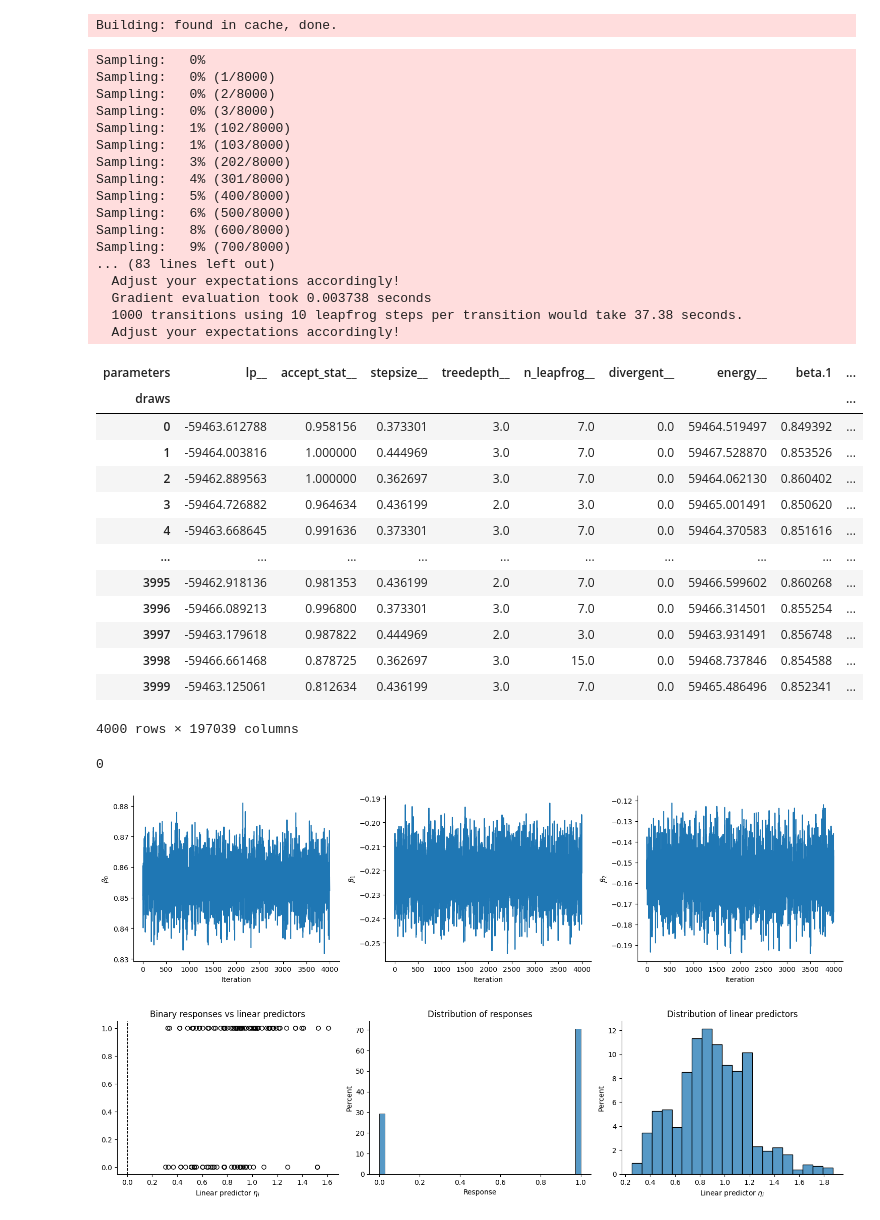
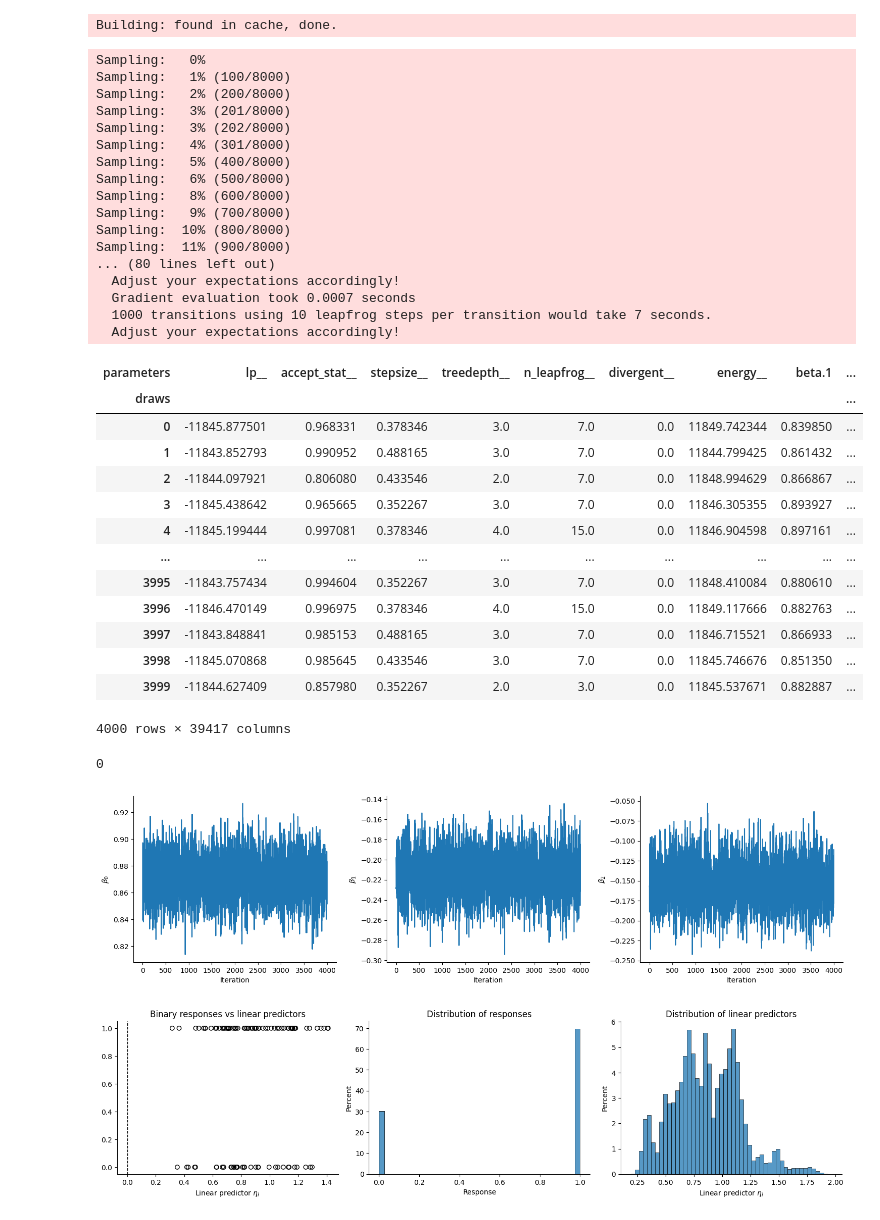
Before and after one commit to Christheoneoneil/stat330_final, a Jupyter notebook: notebooks/02.00-maj-logistic-regression.ipynb, the cells around one changed output. Saved outputs shown, nothing was run; the diff lists cells and outputs as text; code cells hidden in the pictures.

```diff
--- a/notebooks/02.00-maj-logistic-regression.ipynb
+++ b/notebooks/02.00-maj-logistic-regression.ipynb
@@ -27,8 +27,9 @@ df.head()
 | 3 | 884247 | 560 | 540 | 580 | AL | Female | Black | 1.0 | 1.0 |
 | 4 | 884266 | 440 | 400 | 410 | AL | Female | Two or more race/ethnicity | 3.0 | 1.0 |
 # %%
-X = df[['SATMath', 'SATWriting', 'SATVerbal']].copy().to_numpy()
-Y = df['ACCPT1ST'].copy().astype(np.int8).to_numpy()
+df_sub = df.sample(frac=0.2)
+X = df_sub[['SATMath', 'SATWriting', 'SATVerbal']].copy().to_numpy()
+Y = df_sub['ACCPT1ST'].copy().astype(np.int8).to_numpy()
 # %% [markdown]
 ## Model
 
@@ -171,39 +176,39 @@ Building: found in cache, done.
 fit = model.sample()
 # %% [output]
 Sampling:   0%
-Sampling:   0% (1/8000)
-Sampling:   0% (2/8000)
-Sampling:   0% (3/8000)
-Sampling:   1% (102/8000)
-Sampling:   1% (103/8000)
+Sampling:   1% (100/8000)
+Sampling:   2% (200/8000)
+Sampling:   3% (201/8000)
 Sampling:   3% (202/8000)
 Sampling:   4% (301/8000)
 Sampling:   5% (400/8000)
 Sampling:   6% (500/8000)
 Sampling:   8% (600/8000)
 Sampling:   9% (700/8000)
-... (83 lines left out)
+Sampling:  10% (800/8000)
+Sampling:  11% (900/8000)
+... (80 lines left out)
   Adjust your expectations accordingly!
-  Gradient evaluation took 0.003738 seconds
-  1000 transitions using 10 leapfrog steps per transition would take 37.38 seconds.
+  Gradient evaluation took 0.0007 seconds
+  1000 transitions using 10 leapfrog steps per transition would take 7 seconds.
   Adjust your expectations accordingly!
 # %%
 fit.to_frame()
 # %% [output]
 | parameters | lp__ | accept_stat__ | stepsize__ | treedepth__ | n_leapfrog__ | divergent__ | energy__ | beta.1 | ... |
 | draws |  |  |  |  |  |  |  |  | ... |
-| 0 | -59463.612788 | 0.958156 | 0.373301 | 3.0 | 7.0 | 0.0 | 59464.519497 | 0.849392 | ... |
-| 1 | -59464.003816 | 1.000000 | 0.444969 | 3.0 | 7.0 | 0.0 | 59467.528870 | 0.853526 | ... |
-| 2 | -59462.889563 | 1.000000 | 0.362697 | 3.0 | 7.0 | 0.0 | 59464.062130 | 0.860402 | ... |
-| 3 | -59464.726882 | 0.964634 | 0.436199 | 2.0 | 3.0 | 0.0 | 59465.001491 | 0.850620 | ... |
-| 4 | -59463.668645 | 0.991636 | 0.373301 | 3.0 | 7.0 | 0.0 | 59464.370583 | 0.851616 | ... |
+| 0 | -11845.877501 | 0.968331 | 0.378346 | 3.0 | 7.0 | 0.0 | 11849.742344 | 0.839850 | ... |
+| 1 | -11843.852793 | 0.990952 | 0.488165 | 3.0 | 7.0 | 0.0 | 11844.799425 | 0.861432 | ... |
+| 2 | -11844.097921 | 0.806080 | 0.433546 | 2.0 | 7.0 | 0.0 | 11848.994629 | 0.866867 | ... |
+| 3 | -11845.438642 | 0.965665 | 0.352267 | 3.0 | 7.0 | 0.0 | 11846.305355 | 0.893927 | ... |
+| 4 | -11845.199444 | 0.997081 | 0.378346 | 4.0 | 15.0 | 0.0 | 11846.904598 | 0.897161 | ... |
 | ... | ... | ... | ... | ... | ... | ... | ... | ... | ... |
-| 3995 | -59462.918136 | 0.981353 | 0.436199 | 2.0 | 7.0 | 0.0 | 59466.599602 | 0.860268 | ... |
-| 3996 | -59466.089213 | 0.996800 | 0.373301 | 3.0 | 7.0 | 0.0 | 59466.314501 | 0.855254 | ... |
-| 3997 | -59463.179618 | 0.987822 | 0.444969 | 2.0 | 3.0 | 0.0 | 59463.931491 | 0.856748 | ... |
-| 3998 | -59466.661468 | 0.878725 | 0.362697 | 3.0 | 15.0 | 0.0 | 59468.737846 | 0.854588 | ... |
-| 3999 | -59463.125061 | 0.812634 | 0.436199 | 3.0 | 7.0 | 0.0 | 59465.486496 | 0.852341 | ... |
+| 3995 | -11843.757434 | 0.994604 | 0.352267 | 3.0 | 7.0 | 0.0 | 11848.410084 | 0.880610 | ... |
+| 3996 | -11846.470149 | 0.996975 | 0.378346 | 4.0 | 15.0 | 0.0 | 11849.117666 | 0.882763 | ... |
+| 3997 | -11843.848841 | 0.985153 | 0.488165 | 3.0 | 7.0 | 0.0 | 11846.715521 | 0.866933 | ... |
+| 3998 | -11845.070868 | 0.985645 | 0.433546 | 3.0 | 7.0 | 0.0 | 11845.746676 | 0.851350 | ... |
+| 3999 | -11844.627409 | 0.857980 | 0.352267 | 2.0 | 3.0 | 0.0 | 11845.537671 | 0.882887 | ... |
-4000 rows × 197039 columns
+4000 rows × 39417 columns
 # %%
 az_fit = az.from_pystan(fit)
 # %%
@@ -213,16 +219,16 @@ np.sum(np.array(az_fit.sample_stats['diverging']))
 # %%
 plt.figure(figsize=(15, 4))
 
-for j in range(3):
-  plt.subplot(1, 3, j + 1)
+for j in range(4):
+  plt.subplot(1, 4, j + 1)
   plt.plot(fit['beta'][j,:])
   sns.despine()
   plt.xlabel('Iteration')
   plt.ylabel(r'$\beta_' + str(j) + '$')
 
 plt.tight_layout(pad=1)
 # %% [output]
-[figure, old version]
+[figure, new version]
 # %%
 # Visualize prior predictive
 plt.figure(figsize=(15, 4))
@@ -249,11 +255,11 @@ sns.despine()
 plt.xlabel('Response')
 
 plt.subplot(133)
-sns.histplot(fit['eta'][row_idx, :].flatten(), bins=20, stat='percent', label='Posterior Pred.')
+sns.histplot(fit['eta'][row_idx, :].flatten(), bins=50, stat='percent', label='Posterior Pred.')
 sns.despine()
 plt.xlabel('Linear predictor $\eta_i$')
 plt.title('Distribution of linear predictors')
 
 plt.tight_layout(pad=1)
 # %% [output]
-[figure, old version]
+[figure, new version]
```
Also changed, not shown: parts of 45 cells of this notebook.
